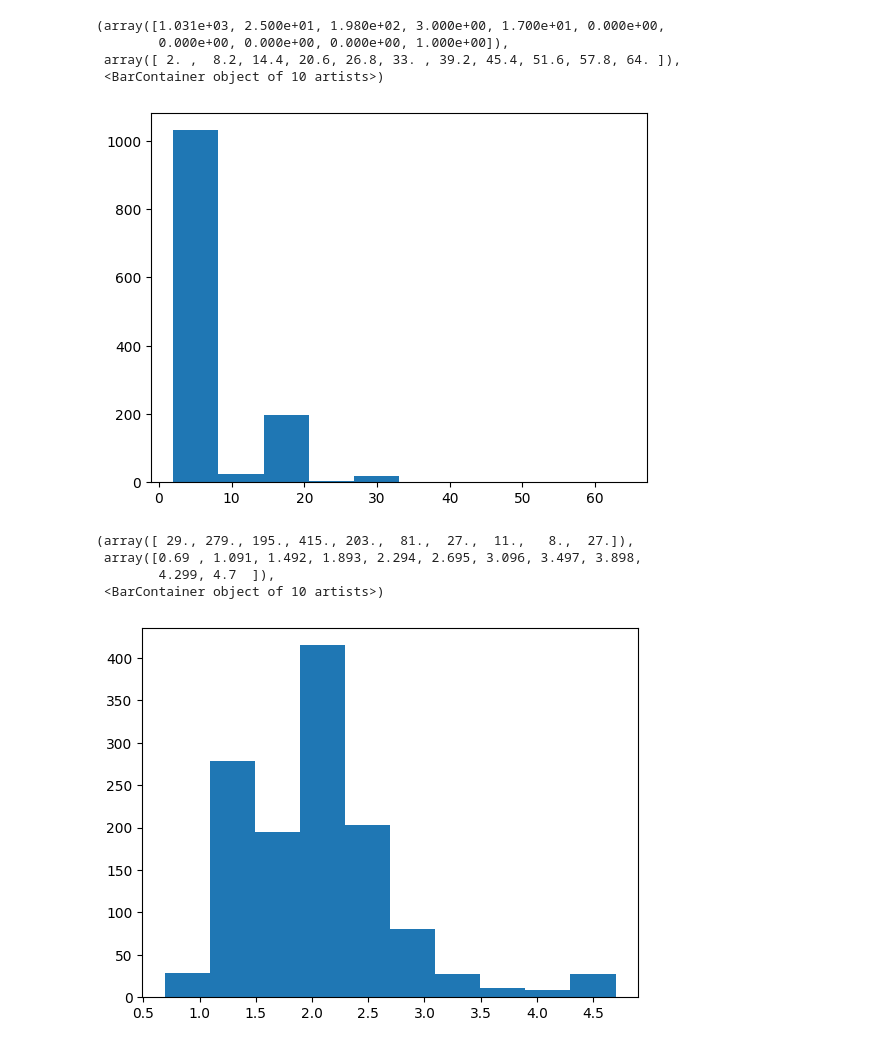
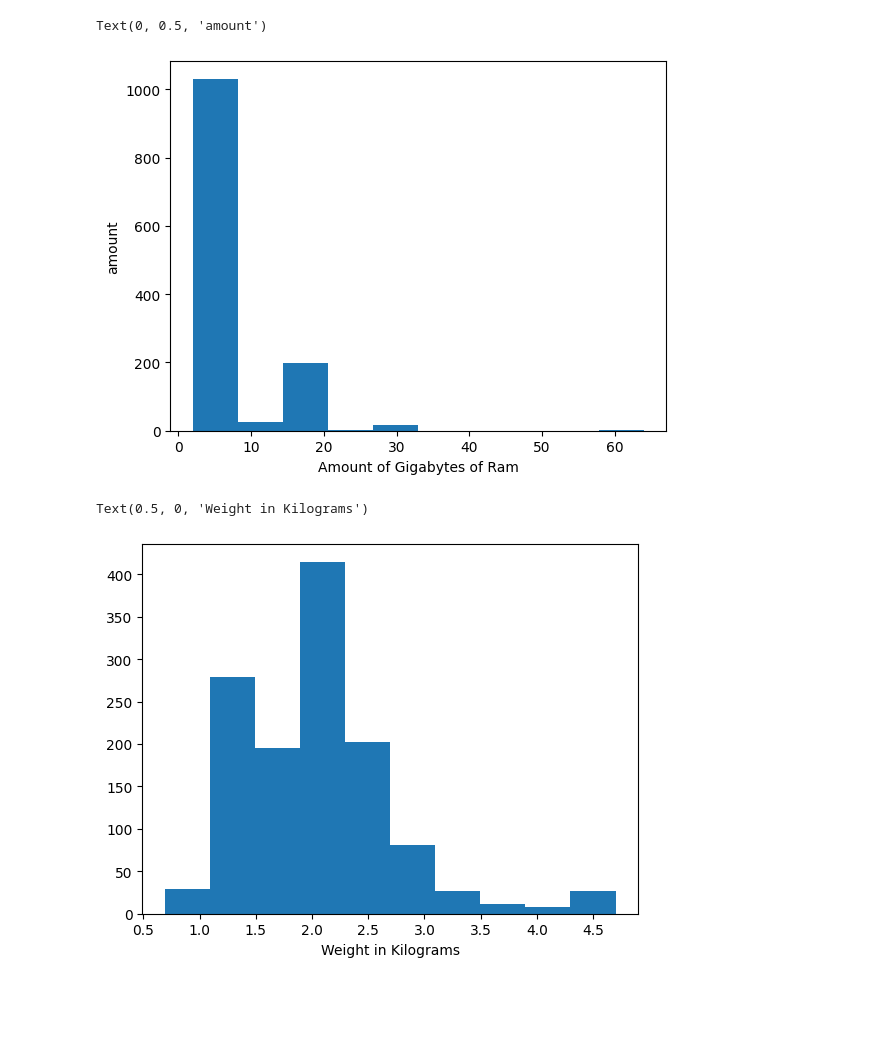
Before and after one commit to PreciousGemstone/CSSI-97-Project-insert_team_name-, a Jupyter notebook: Project_data_hist.ipynb, the cells around one changed output. Cells and saved outputs as stored; diff of their text form; code cells hidden in the pictures; blank space fills up the shorter version.

```diff
--- a/Project_data_hist.ipynb
+++ b/Project_data_hist.ipynb
@@ -183,22 +191,20 @@ memory usage: 169.5+ KB
 RAM = improved_laptop_preonehot["Ram"]
 
 plt.hist(RAM)
+plt.xlabel('Amount of Gigabytes of Ram')
+plt.ylabel('amount')
 # %% [output]
-(array([1.031e+03, 2.500e+01, 1.980e+02, 3.000e+00, 1.700e+01, 0.000e+00,
-        0.000e+00, 0.000e+00, 0.000e+00, 1.000e+00]),
- array([ 2. ,  8.2, 14.4, 20.6, 26.8, 33. , 39.2, 45.4, 51.6, 57.8, 64. ]),
- <BarContainer object of 10 artists>)
+Text(0, 0.5, 'amount')
-[figure, old version]
+[figure, new version]
 # %%
 Weight = improved_laptop_preonehot["Weight"]
 
 plt.hist(Weight)
+plt.xlabel("Weight in Kilograms")
+plt.ylabel("Amount")
 # %% [output]
-(array([ 29., 279., 195., 415., 203.,  81.,  27.,  11.,   8.,  27.]),
- array([0.69 , 1.091, 1.492, 1.893, 2.294, 2.695, 3.096, 3.497, 3.898,
-        4.299, 4.7  ]),
- <BarContainer object of 10 artists>)
+Text(0.5, 0, 'Weight in Kilograms')
-[figure, old version]
+[figure, new version]
 # %%
 GPU = improved_laptop_preonehot["GPU_categories"]
 
```
Also changed, not shown: parts of 4 cells of this notebook.
